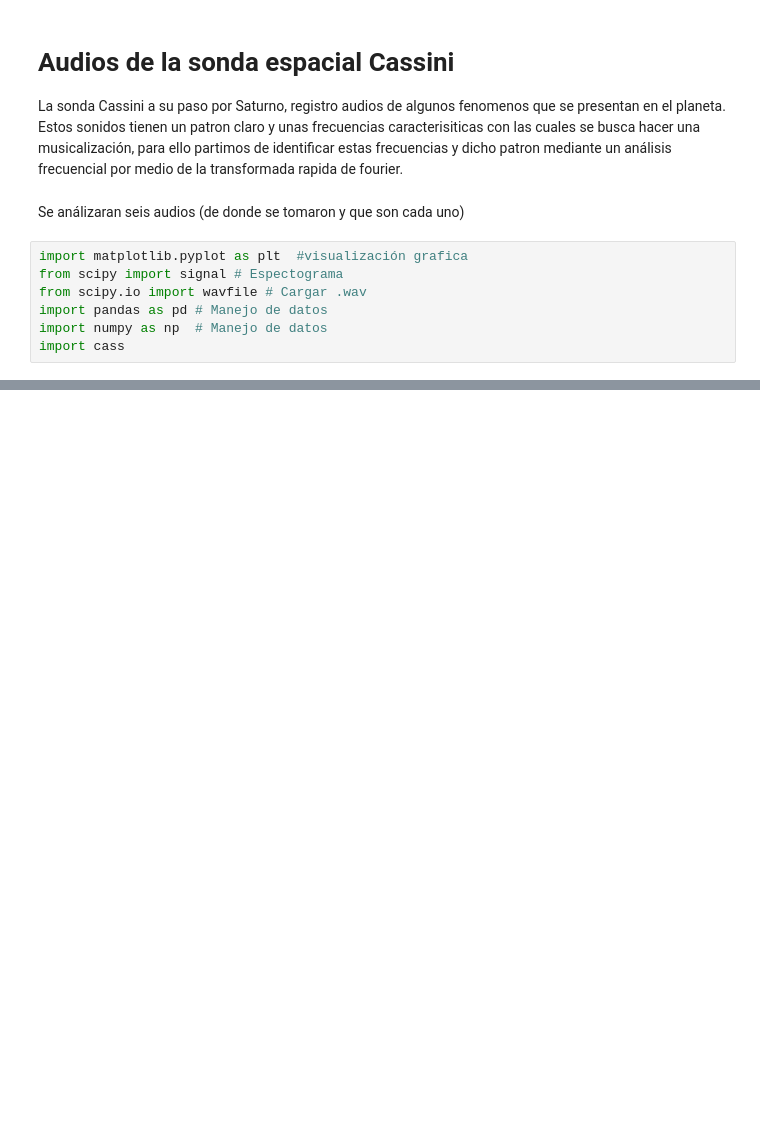
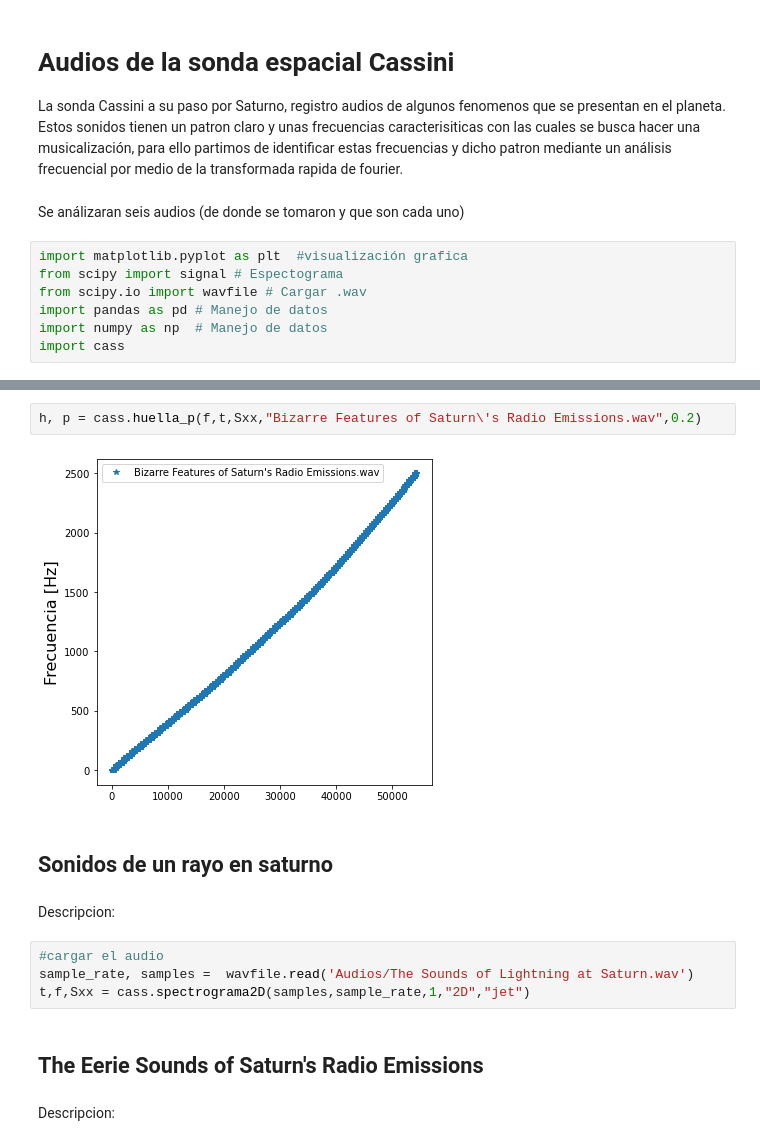
Before and after one commit to miguelta281/Cassini, a Jupyter notebook: Código/Cassini.ipynb, the cells around one changed output, grey strips where cells are left out. Drawn from its saved outputs; the diff is of its cells as text; blank space fills up the shorter version.

Commit message:
Jugue un poco con el codigo, puse las graficas, traduciendo las descripciones

```diff
--- a/Código/Cassini.ipynb
+++ b/Código/Cassini.ipynb
@@ -17,0 +22,16 @@ sample_rate, samples =  wavfile.read('Audios/Bizarre Features of Saturn\'s Radio
+# %%
+h, p = cass.huella_p(f,t,Sxx,"Bizarre Features of Saturn\'s Radio Emissions.wav",0.2)
+# %% [output]
+[figure, added]
+# %% [markdown]
+## Sonidos de un rayo en saturno
+# %% [markdown]
+Descripcion:
+# %%
+#cargar el audio
+sample_rate, samples =  wavfile.read('Audios/The Sounds of Lightning at Saturn.wav')
+t,f,Sxx = cass.spectrograma2D(samples,sample_rate,1,"2D","jet")
+# %% [markdown]
+## The Eerie Sounds of Saturn's Radio Emissions
+# %% [markdown]
+Descripcion:
```
Also changed, not shown: parts of 16 cells of this notebook, 1 other file.
